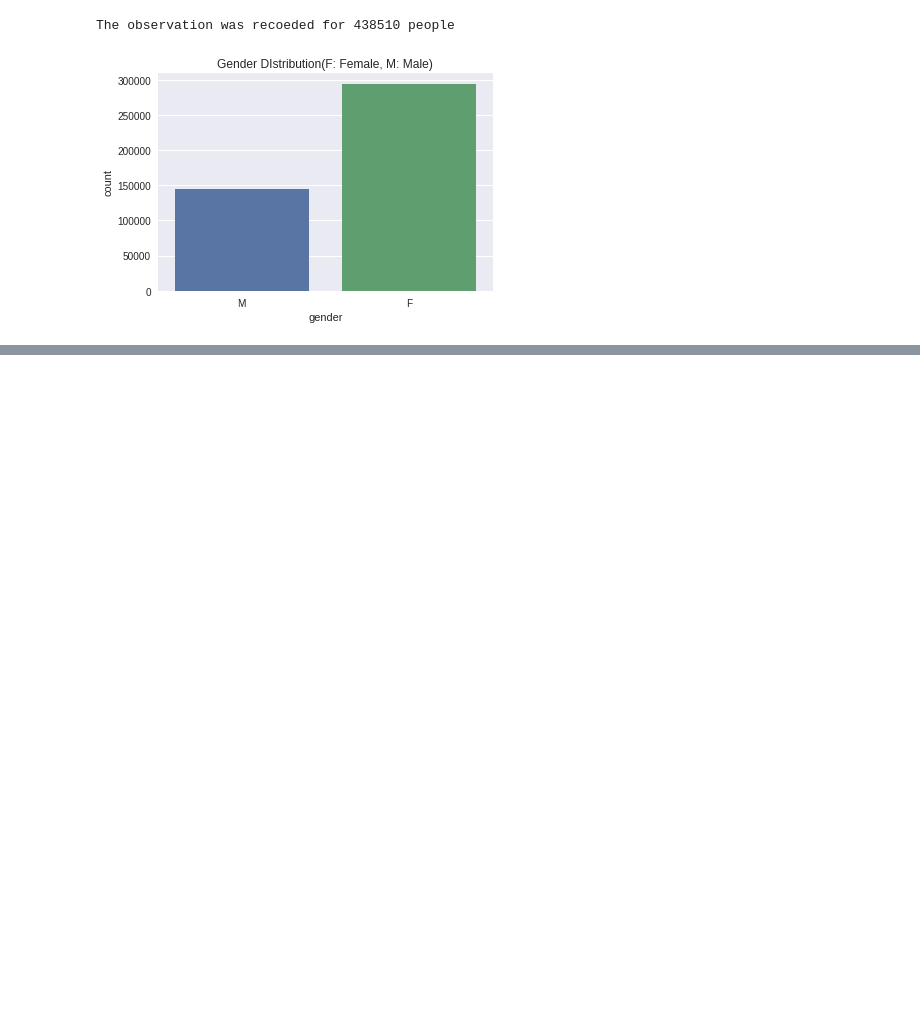
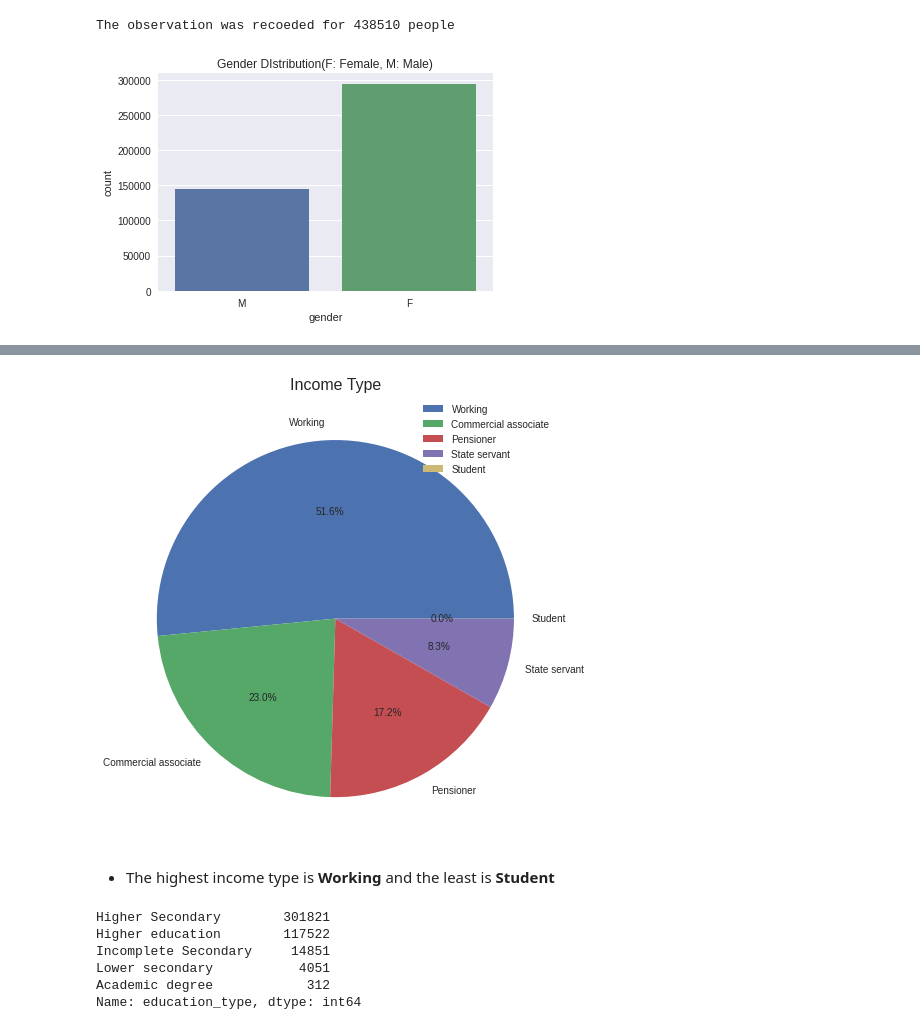
Before and after one commit to drizedunn/Food-Preference, a Jupyter notebook: mlquote.ipynb, the cells around one changed output, grey strips where cells are left out. Cells and saved outputs as stored; diff of their text form; code cells hidden in the pictures; blank space fills up the shorter version.

```diff
--- a/mlquote.ipynb
+++ b/mlquote.ipynb
@@ -246,0 +254,22 @@ plt.show()
+# %%
+# Visualizing the income_type colummn
+plt.figure(figsize = (8, 12))
+plt.pie(t_data['income_type'].value_counts(), labels = ['Working', 'Commercial associate','Pensioner', 'State servant', 'Student'],
+        autopct = '%.1f%%')
+plt.title('Income Type', fontsize = 16)
+plt.axis('off')
+plt.legend()
+plt.show()
+# %% [output]
+[figure, added]
+# %% [markdown]
+- The highest income type is **Working** and the least is **Student**
+# %%
+t_data['education_type'].value_counts()
+# %% [output]
+Higher Secondary        301821
+Higher education        117522
+Incomplete Secondary     14851
+Lower secondary           4051
+Academic degree            312
+Name: education_type, dtype: int64
```
Also changed, not shown: parts of 18 cells of this notebook.
